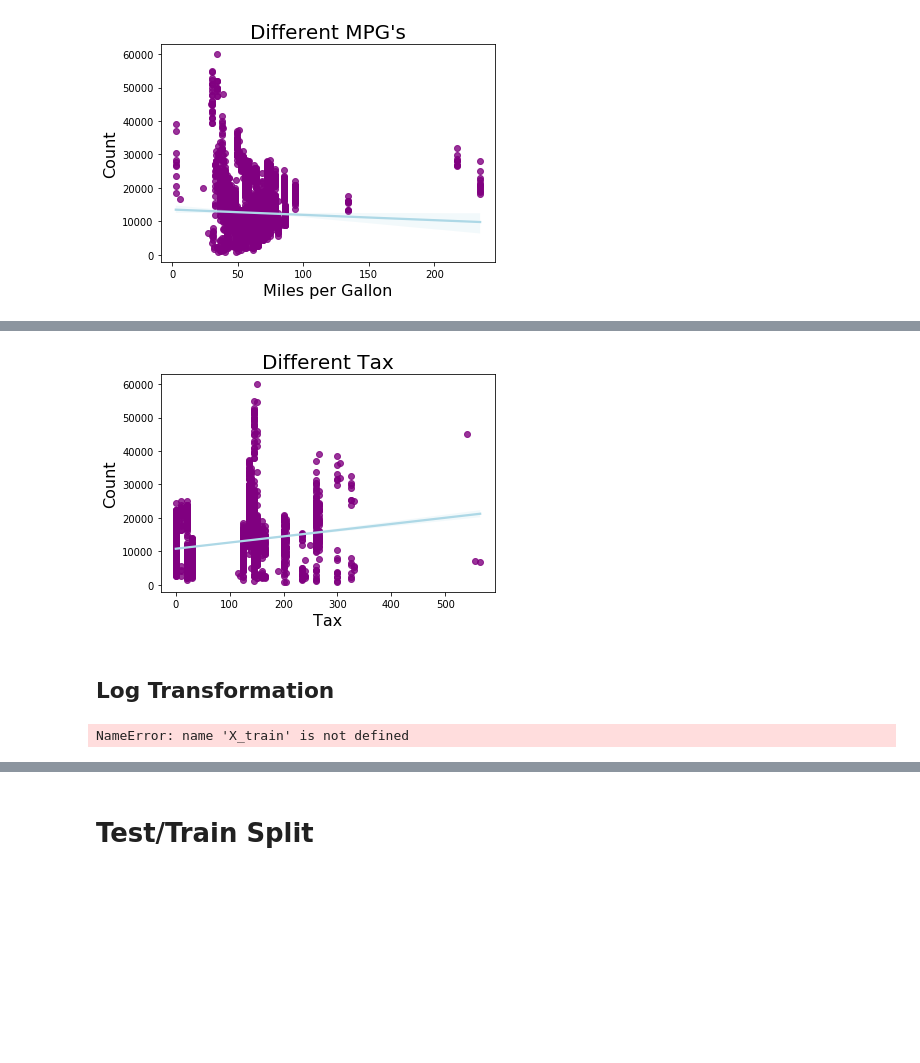
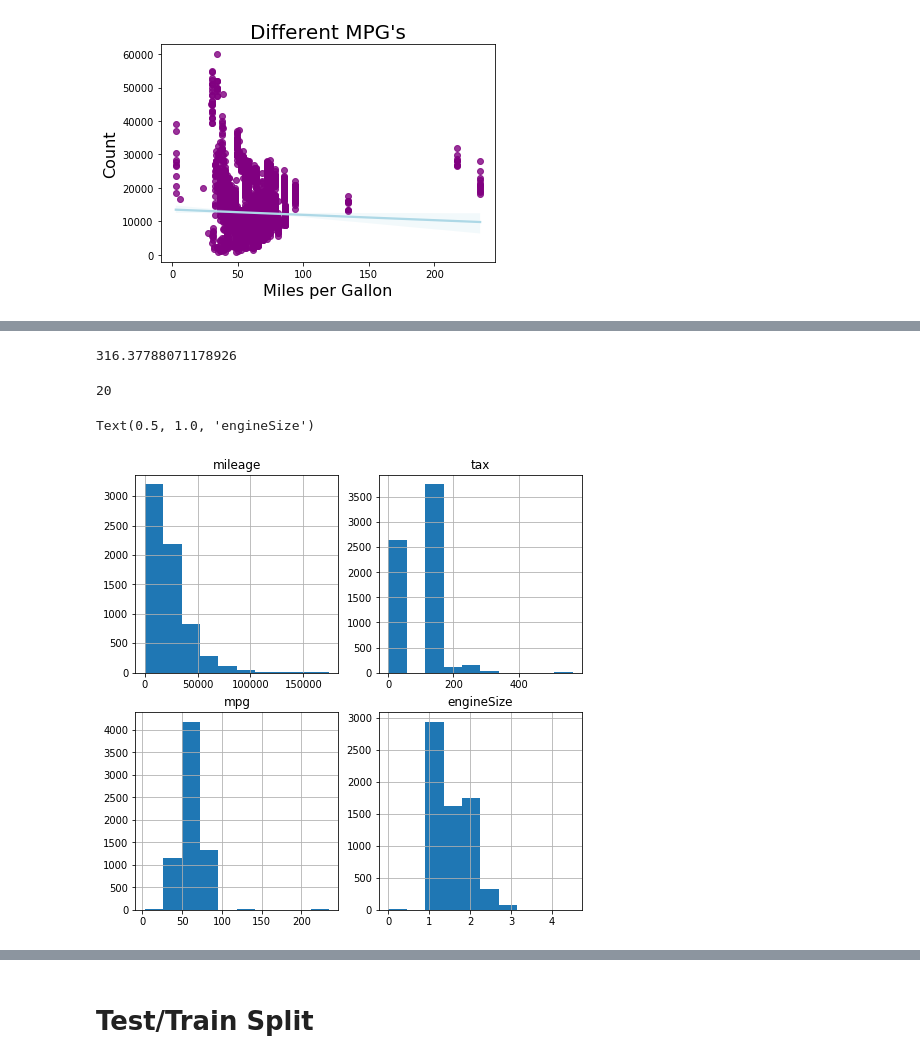
Before and after one commit to twhipple/Used_Car_Price_Regression_Model, a Jupyter notebook: Used_Car_Price_Notebook.ipynb, the cells around one changed output, grey strips where cells are left out. Drawn from its saved outputs; the diff is of its cells as text; code cells hidden in the pictures; blank space fills up the shorter version.

```diff
--- a/Used_Car_Price_Notebook.ipynb
+++ b/Used_Car_Price_Notebook.ipynb
@@ -363,10 +447,0 @@ Name: tax, dtype: int64
-# %%
-sns.regplot(data=df, x="tax", y="price", scatter_kws={"color": "purple"}, line_kws={"color": "lightblue"})
-plt.xlabel("Tax", fontsize = 16)
-plt.ylabel("Count", fontsize = 16)
-plt.title("Different Tax", fontsize = 20)
-plt.show()
-# %% [output]
-[figure, removed]
-# %% [markdown]
-## Log Transformation
@@ -375,8 +448,35 @@ plt.show()
-# %%
-# Applying Standard scaling to get optimized result
-stdscr = StandardScaler()
-X_train = stdscr.fit_transform(X_train)
-# Remember to keep the test data seperate!
-X_test = stdscr.fit_transform(X_test)
-# %% [output]
-NameError: name 'X_train' is not defined
+# %%
+# Three std above the mean
+df.tax.mean() + df.tax.std()*3
+# %% [output]
+316.37788071178926
+# %%
+# How many are there?
+len(df.loc[df["tax"] > 316.37])
+# %% [output]
+20
+# %%
+# Let's get rid of the outliers
+df = df[df.tax < 316.37]
+# %%
+# I just want to look at a couple of these again BEFORE the transformation.
+new_figure = plt.figure(figsize=(8,8))
+
+ax1 = plt.subplot(2, 2, 1)
+df.mileage.hist(ax=ax1)
+ax1.set_title("mileage")
+
+ax2 = plt.subplot(2, 2, 2)
+df.tax.hist(ax=ax2)
+ax2.set_title('tax')
+
+ax3 = plt.subplot(2, 2, 3)
+df.mpg.hist(ax=ax3)
+ax3.set_title("mpg")
+
+ax4 = plt.subplot(2, 2, 4)
+df.engineSize.hist(ax=ax4)
+ax4.set_title('engineSize')
+# %% [output]
+Text(0.5, 1.0, 'engineSize')
+[figure, added]
```
Also changed, not shown: parts of 53 cells of this notebook.
